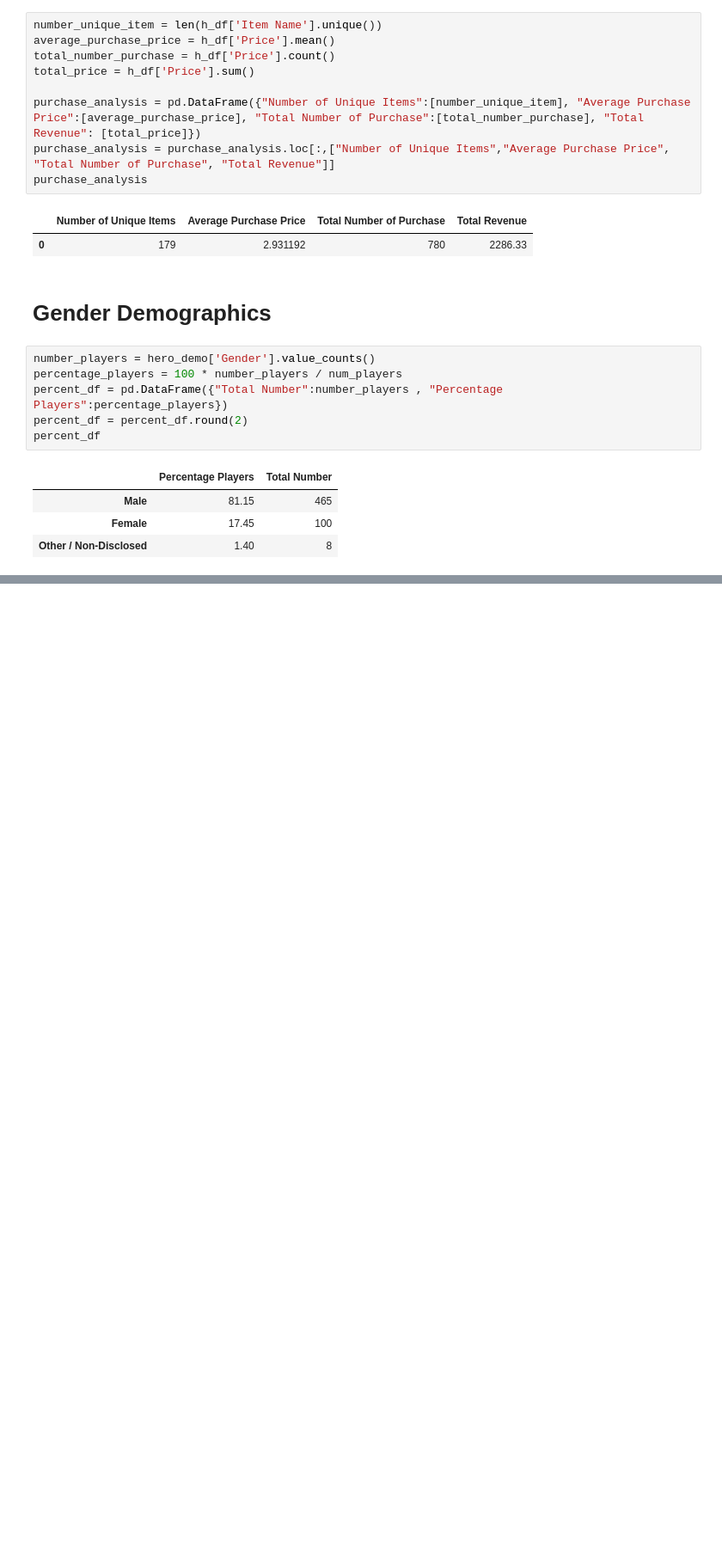
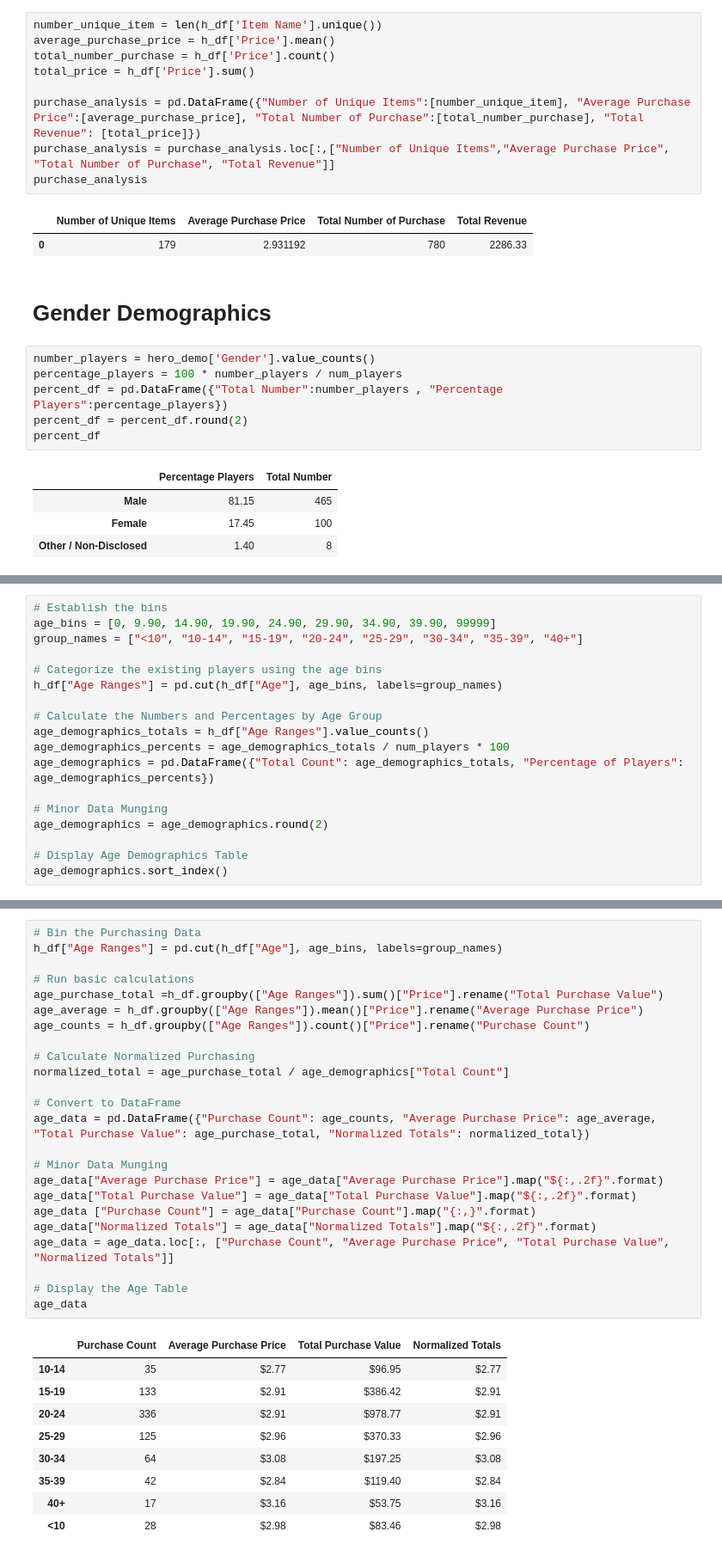
Before and after one commit to sHongJung/Data_Analytics, a Jupyter notebook: 04-pandas/Homework/Instructions/HeroesOfPymoli/Pandas_HW.ipynb, the cells around one changed output, grey strips where cells are left out. Shown at 86% size. Drawn from its saved outputs; the diff is of its cells as text; blank space fills up the shorter version.

```diff
--- a/04-pandas/Homework/Instructions/HeroesOfPymoli/Pandas_HW.ipynb
+++ b/04-pandas/Homework/Instructions/HeroesOfPymoli/Pandas_HW.ipynb
@@ -89,0 +98,18 @@ gender_data
+# %%
+# Establish the bins
+age_bins = [0, 9.90, 14.90, 19.90, 24.90, 29.90, 34.90, 39.90, 99999]
+group_names = ["<10", "10-14", "15-19", "20-24", "25-29", "30-34", "35-39", "40+"]
+
+# Categorize the existing players using the age bins
+h_df["Age Ranges"] = pd.cut(h_df["Age"], age_bins, labels=group_names)
+
+# Calculate the Numbers and Percentages by Age Group
+age_demographics_totals = h_df["Age Ranges"].value_counts()
+age_demographics_percents = age_demographics_totals / num_players * 100
+age_demographics = pd.DataFrame({"Total Count": age_demographics_totals, "Percentage of Players": age_demographics_percents})
+
+# Minor Data Munging
+age_demographics = age_demographics.round(2)
+
+# Display Age Demographics Table
+age_demographics.sort_index()
@@ -89,0 +126,34 @@ gender_data
+# %%
+# Bin the Purchasing Data
+h_df["Age Ranges"] = pd.cut(h_df["Age"], age_bins, labels=group_names)
+
+# Run basic calculations
+age_purchase_total =h_df.groupby(["Age Ranges"]).sum()["Price"].rename("Total Purchase Value")
+age_average = h_df.groupby(["Age Ranges"]).mean()["Price"].rename("Average Purchase Price")
+age_counts = h_df.groupby(["Age Ranges"]).count()["Price"].rename("Purchase Count")
+
+# Calculate Normalized Purchasing
+normalized_total = age_purchase_total / age_demographics["Total Count"]
+
+# Convert to DataFrame
+age_data = pd.DataFrame({"Purchase Count": age_counts, "Average Purchase Price": age_average, "Total Purchase Value": age_purchase_total, "Normalized Totals": normalized_total})
+
+# Minor Data Munging
+age_data["Average Purchase Price"] = age_data["Average Purchase Price"].map("${:,.2f}".format)
+age_data["Total Purchase Value"] = age_data["Total Purchase Value"].map("${:,.2f}".format)
+age_data ["Purchase Count"] = age_data["Purchase Count"].map("{:,}".format)
+age_data["Normalized Totals"] = age_data["Normalized Totals"].map("${:,.2f}".format)
+age_data = age_data.loc[:, ["Purchase Count", "Average Purchase Price", "Total Purchase Value", "Normalized Totals"]]
+
+# Display the Age Table
+age_data
+# %% [output]
+|  | Purchase Count | Average Purchase Price | Total Purchase Value | Normalized Totals |
+| 10-14 | 35 | $2.77 | $96.95 | $2.77 |
+| 15-19 | 133 | $2.91 | $386.42 | $2.91 |
+| 20-24 | 336 | $2.91 | $978.77 | $2.91 |
+| 25-29 | 125 | $2.96 | $370.33 | $2.96 |
+| 30-34 | 64 | $3.08 | $197.25 | $3.08 |
+| 35-39 | 42 | $2.84 | $119.40 | $2.84 |
+| 40+ | 17 | $3.16 | $53.75 | $3.16 |
+| <10 | 28 | $2.98 | $83.46 | $2.98 |
```
Also changed, not shown: parts of 6 cells of this notebook, 2 other files.
